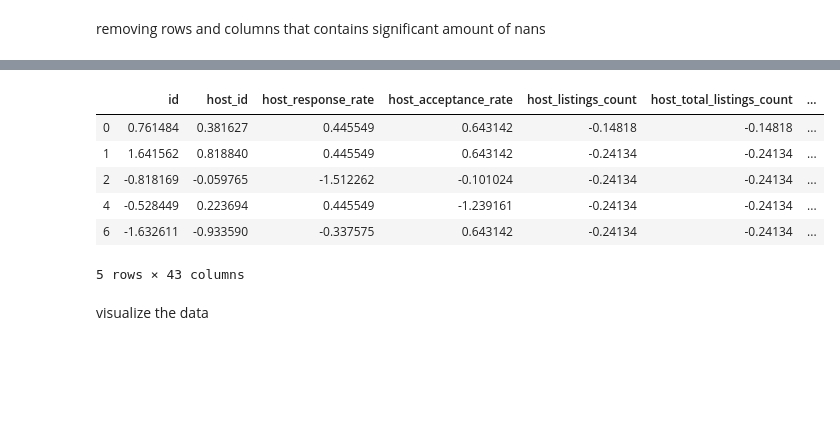
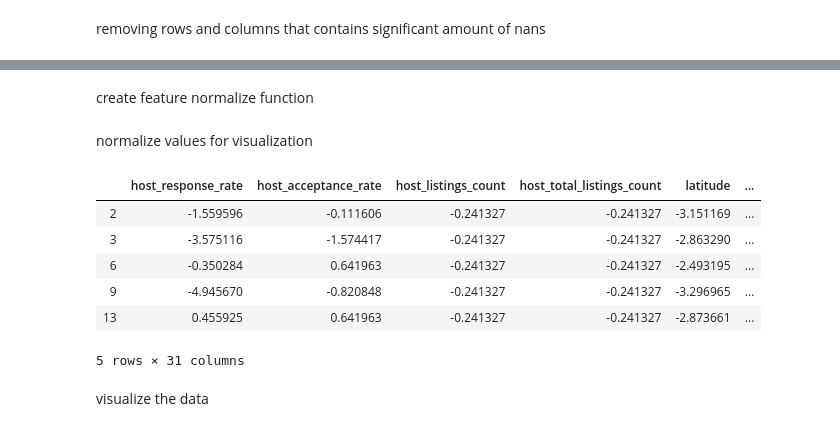
Before and after one commit to orenltr/gis_dev, a Jupyter notebook: HW2/PartD/exercise2_PartD.ipynb, the cells around one changed output, grey strips where cells are left out. Cells and saved outputs as stored; diff of their text form; code cells hidden in the pictures; blank space fills up the shorter version.

```diff
--- a/HW2/PartD/exercise2_PartD.ipynb
+++ b/HW2/PartD/exercise2_PartD.ipynb
@@ -49,0 +45,3 @@ data.head()
+# %%
+# we want to use only numeric data for the linear regression
+numeric_data = data.select_dtypes(exclude=['object'])
@@ -50,5 +50,18 @@ data.head()
+# %%
+# remove unrelevant features
+relevant_data = numeric_data.drop(columns=['id','scrape_id','host_id',
+                                           'last_scraped.year','last_scraped.month','last_scraped.day-of-month',
+                                           'last_scraped.day-of-week','host_since.month','host_since.year'
+                                           ,'host_since.day-of-month','host_since.day-of-week','calendar_last_scraped.year'
+                                           ,'calendar_last_scraped.month','calendar_last_scraped.day-of-month','calendar_last_scraped.day-of-week'
+                                           ,'last_review.year','last_review.month','last_review.day-of-month','last_review.day-of-week'
+                                           ,'first_review.year'])
+                                           # ,'first_review.month','first_review.day-of-month','first_review.day-of-week'
+                                           # ,'last_review.month','availability_30','availability_60','availability_90','availability_365',])
+
+del numeric_data
 # %% [markdown]
 removing rows and columns that contains significant amount of nans
 # %%
-cleaned_data = data.dropna(axis='columns',thresh=0.8*data.shape[0])
-cleaned_data = cleaned_data.dropna(axis='index',how='any')
+relevant_data.dropna(axis='columns', thresh= data.shape[0]*0.8, inplace=True)
+relevant_data.dropna(axis='index', inplace=True)
@@ -64,0 +70,7 @@ cleaned_numeric_data.plot
+# %%
+# we randomly choose 80% of the data to train the model with
+train_data = relevant_data.sample(frac = 0.8)
+
+# taking out from the dataframe the price because it is the feature we try to predict
+y_train = train_data['price'].values
+train_data = train_data.drop(columns='price')
@@ -65 +82,3 @@ cleaned_numeric_data.plot
+# %% [markdown]
+create feature normalize function
 # %%
@@ -96,20 +115,21 @@ def featureNormalize(X):
     X_norm = X_norm / mat2
 
     return X_norm, mu, sigma
+# %% [markdown]
+normalize values for visualization
 # %%
-values = cleaned_numeric_data.values
+values = test_data.values
 norm_values, mean, sigma = featureNormalize(values)
 
-normalized_data = pd.DataFrame(norm_values, index=cleaned_numeric_data.index, columns=cleaned_numeric_data.columns)
-normalized_data = normalized_data.dropna(axis='columns')
-normalized_data.head()
+normalized_training_data = pd.DataFrame(norm_values, index=test_data.index, columns=test_data.columns)
+normalized_training_data.head()
 # %% [output]
-|  | id | host_id | host_response_rate | host_acceptance_rate | host_listings_count | host_total_listings_count | ... |
-| 0 | 0.761484 | 0.381627 | 0.445549 | 0.643142 | -0.14818 | -0.14818 | ... |
-| 1 | 1.641562 | 0.818840 | 0.445549 | 0.643142 | -0.24134 | -0.24134 | ... |
-| 2 | -0.818169 | -0.059765 | -1.512262 | -0.101024 | -0.24134 | -0.24134 | ... |
-| 4 | -0.528449 | 0.223694 | 0.445549 | -1.239161 | -0.24134 | -0.24134 | ... |
-| 6 | -1.632611 | -0.933590 | -0.337575 | 0.643142 | -0.24134 | -0.24134 | ... |
+|  | host_response_rate | host_acceptance_rate | host_listings_count | host_total_listings_count | latitude | ... |
+| 2 | -1.559596 | -0.111606 | -0.241327 | -0.241327 | -3.151169 | ... |
+| 3 | -3.575116 | -1.574417 | -0.241327 | -0.241327 | -2.863290 | ... |
+| 6 | -0.350284 | 0.641963 | -0.241327 | -0.241327 | -2.493195 | ... |
+| 9 | -4.945670 | -0.820848 | -0.241327 | -0.241327 | -3.296965 | ... |
+| 13 | 0.455925 | 0.641963 | -0.241327 | -0.241327 | -2.873661 | ... |
-5 rows × 43 columns
+5 rows × 31 columns
 # %% [markdown]
 visualize the data
```
Also changed, not shown: parts of 62 cells of this notebook.
